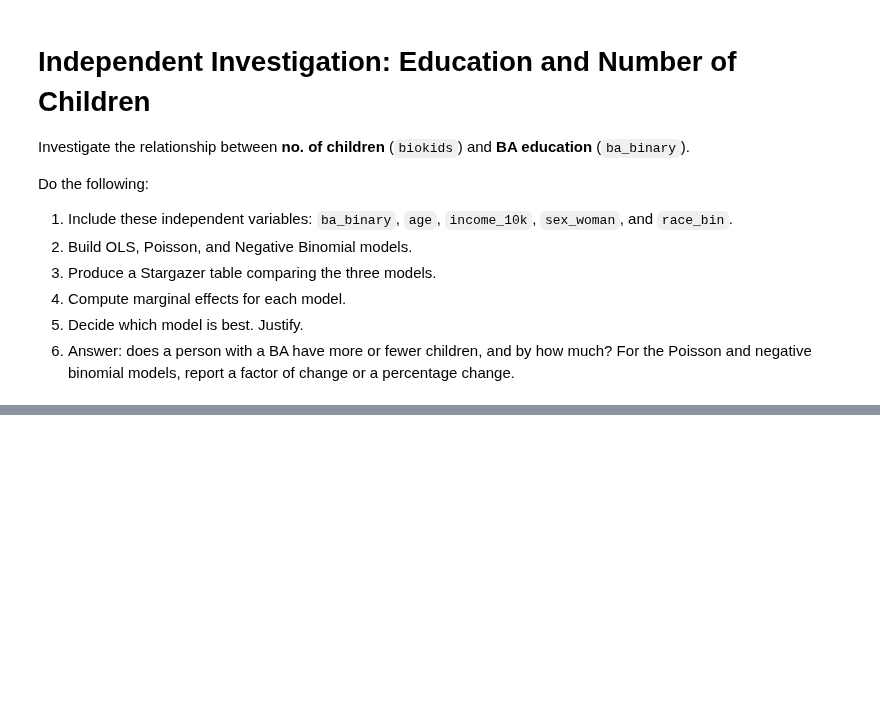
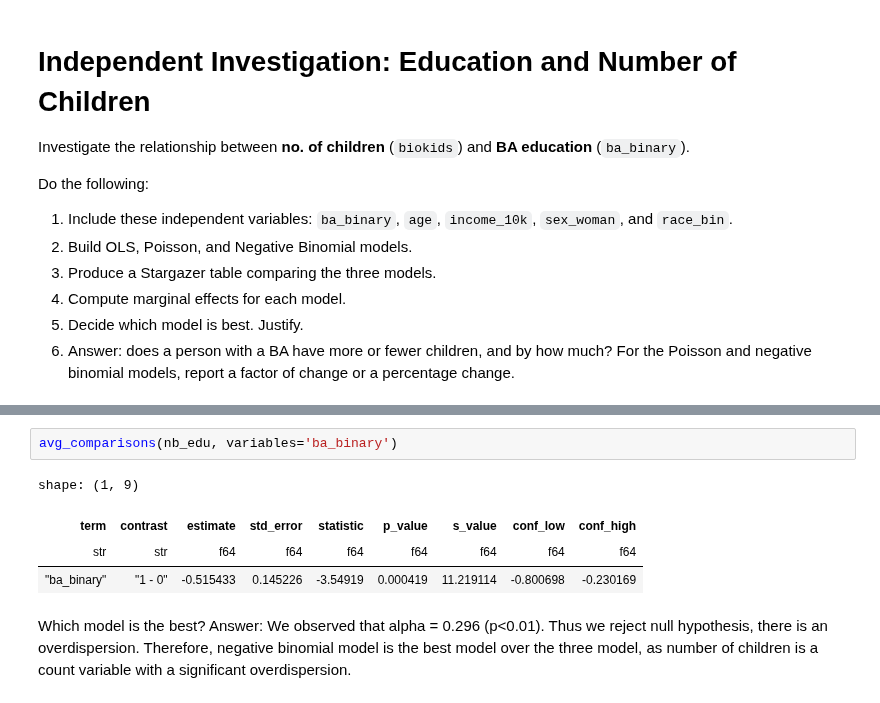
Before and after one commit to Jianru-Yang/hs4002labs_2026, a Jupyter notebook: week8/week8_notebook_student.ipynb, the cells around one changed output, grey strips where cells are left out. Cells and saved outputs as stored; diff of their text form; blank space fills up the shorter version.

```diff
--- a/week8/week8_notebook_student.ipynb
+++ b/week8/week8_notebook_student.ipynb
@@ -167,0 +477,10 @@ Do the following:
+# %%
+avg_comparisons(nb_edu, variables='ba_binary')
+# %% [output]
+shape: (1, 9)
+| term | contrast | estimate | std_error | statistic | p_value | s_value | conf_low | conf_high |
+| str | str | f64 | f64 | f64 | f64 | f64 | f64 | f64 |
+| "ba_binary" | "1 - 0" | -0.515433 | 0.145226 | -3.54919 | 0.000419 | 11.219114 | -0.800698 | -0.230169 |
+# %% [markdown]
+Which model is the best?
+Answer: We observed that alpha = 0.296 (p<0.01). Thus we reject null hypothesis, there is an overdispersion. Therefore, negative binomial model is the best model over the three model, as number of children is a count variable with a significant overdispersion.
```
Also changed, not shown: parts of 30 cells of this notebook.
